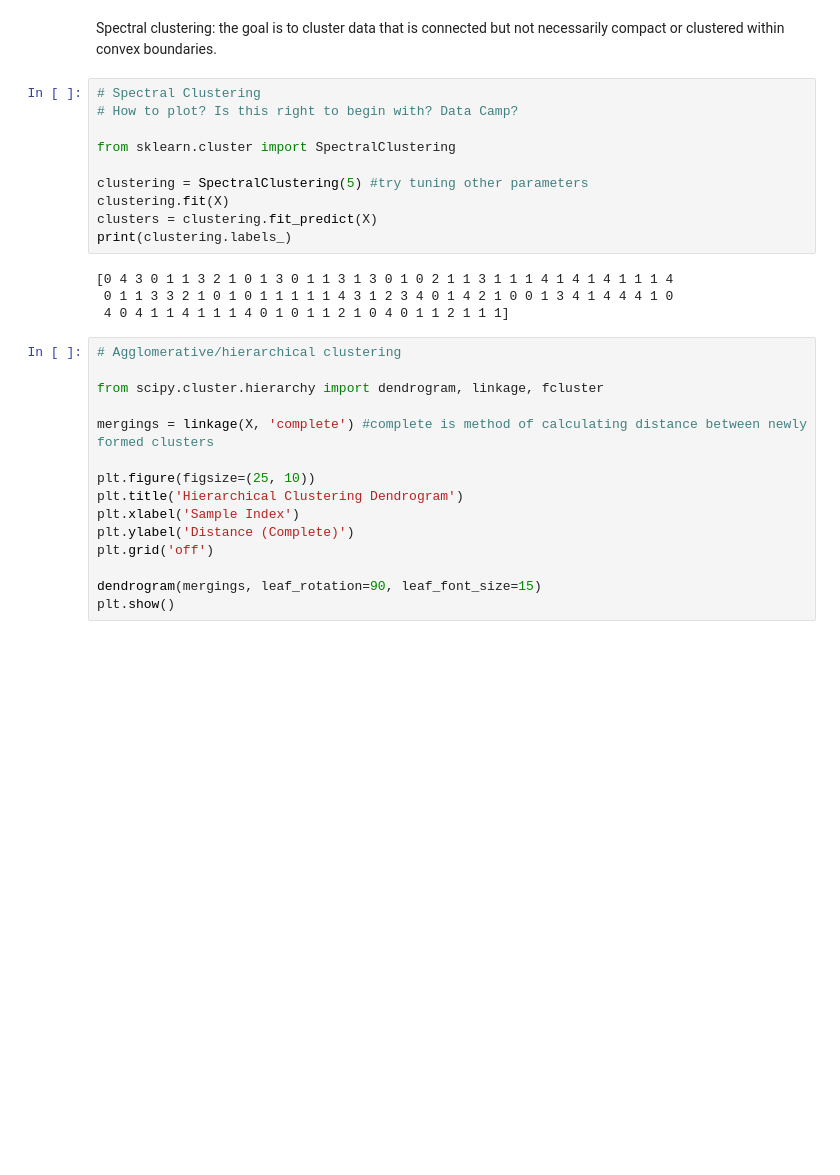
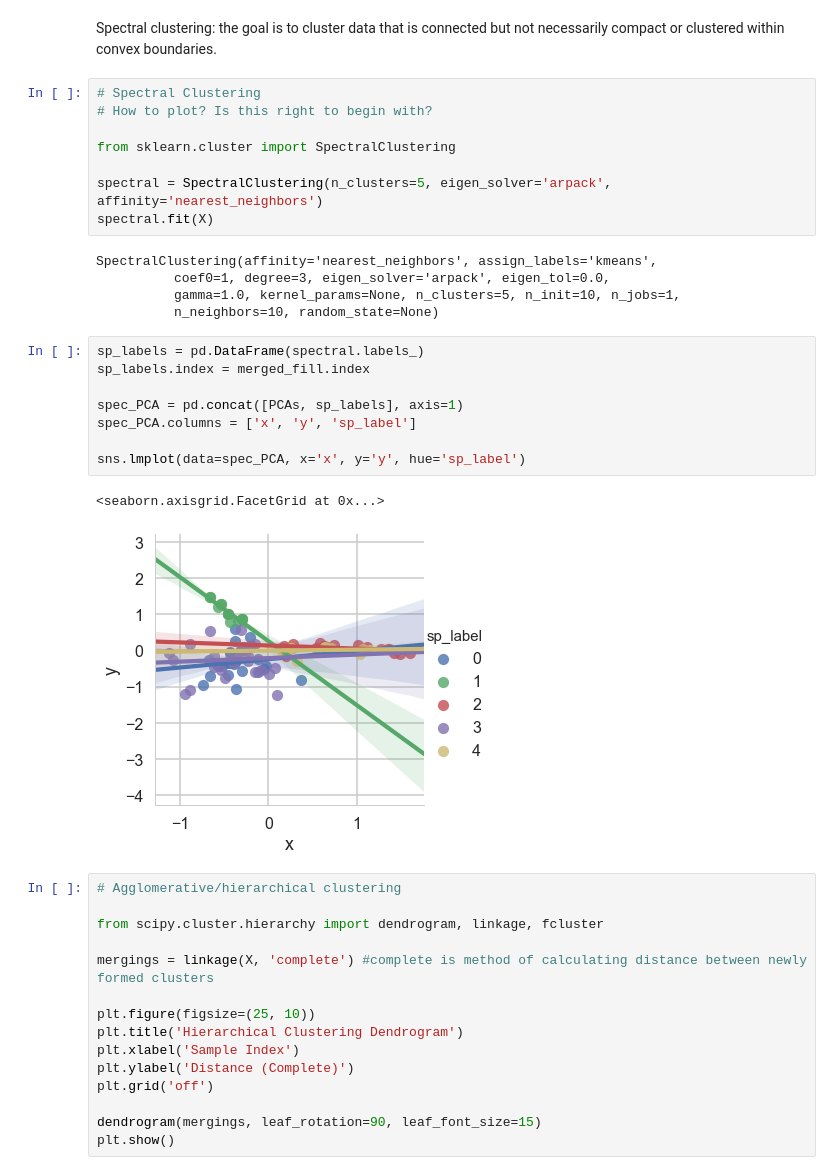
Before and after one commit to AOlden/sb-projects, a Jupyter notebook: clustering/Mini_Project_Clustering.ipynb, the cells around one changed output. Drawn from its saved outputs; the diff is of its cells as text; blank space fills up the shorter version.

Commit message:
progress on spectral

```diff
--- a/clustering/Mini_Project_Clustering.ipynb
+++ b/clustering/Mini_Project_Clustering.ipynb
@@ -566,18 +566,28 @@ Silhouette Coefficient: 0.753
 Spectral clustering: the goal is to cluster data that is connected but not necessarily compact or clustered within convex boundaries.
 # %%
 # Spectral Clustering
-# How to plot? Is this right to begin with? Data Camp?
+# How to plot? Is this right to begin with?
 
 from sklearn.cluster import SpectralClustering
 
-clustering = SpectralClustering(5) #try tuning other parameters
-clustering.fit(X)
-clusters = clustering.fit_predict(X)
-print(clustering.labels_)
+spectral = SpectralClustering(n_clusters=5, eigen_solver='arpack', affinity='nearest_neighbors')
+spectral.fit(X)
 # %% [output]
-[0 4 3 0 1 1 3 2 1 0 1 3 0 1 1 3 1 3 0 1 0 2 1 1 3 1 1 1 4 1 4 1 4 1 1 1 4
- 0 1 1 3 3 2 1 0 1 0 1 1 1 1 1 4 3 1 2 3 4 0 1 4 2 1 0 0 1 3 4 1 4 4 4 1 0
- 4 0 4 1 1 4 1 1 1 4 0 1 0 1 1 2 1 0 4 0 1 1 2 1 1 1]
+SpectralClustering(affinity='nearest_neighbors', assign_labels='kmeans',
+          coef0=1, degree=3, eigen_solver='arpack', eigen_tol=0.0,
+          gamma=1.0, kernel_params=None, n_clusters=5, n_init=10, n_jobs=1,
+          n_neighbors=10, random_state=None)
+# %%
+sp_labels = pd.DataFrame(spectral.labels_)
+sp_labels.index = merged_fill.index
+
+spec_PCA = pd.concat([PCAs, sp_labels], axis=1)
+spec_PCA.columns = ['x', 'y', 'sp_label']
+
+sns.lmplot(data=spec_PCA, x='x', y='y', hue='sp_label')
+# %% [output]
+<seaborn.axisgrid.FacetGrid at 0x...>
+[figure, added]
 # %%
 # Agglomerative/hierarchical clustering
 
```
Also changed, not shown: parts of 3 cells of this notebook.
